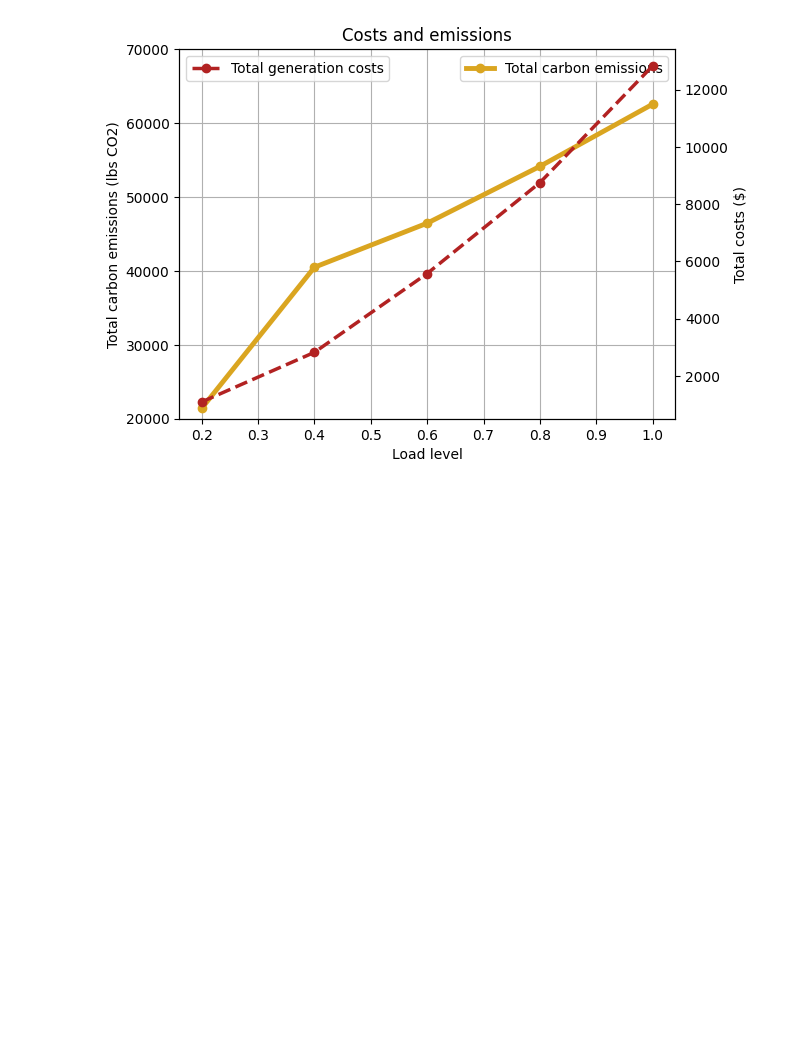
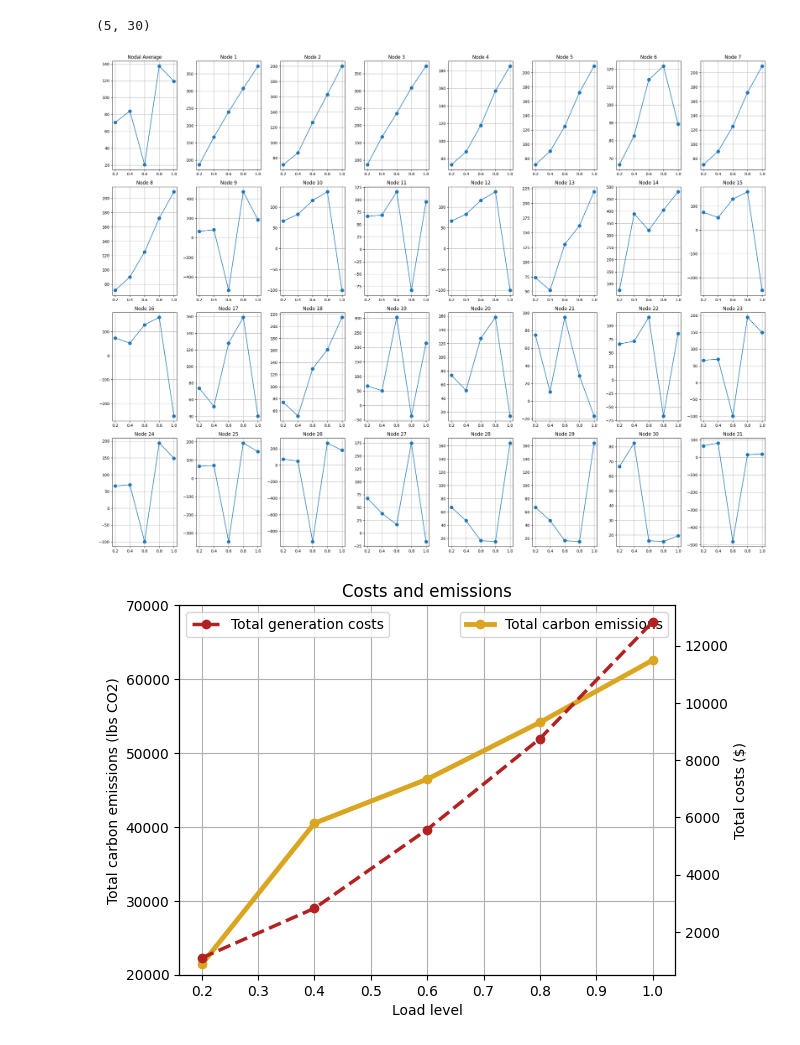
Before and after one commit to yuqing5/Carbon_Emission_Power_Grids, a Jupyter notebook: Yuqing_marginal_30bus.ipynb, the cells around one changed output. Cells and saved outputs as stored; diff of their text form; code cells hidden in the pictures; blank space fills up the shorter version.

Commit message:
Cannot fix marginal yet

```diff
--- a/Yuqing_marginal_30bus.ipynb
+++ b/Yuqing_marginal_30bus.ipynb
@@ -134,7 +134,29 @@ def get_avg_carbon(load):
             carbon_vec[i] += bus_prop_mat_prop[j,i] * power_generation.value[j] * carbon_emission_rate_vec[j]
     total_cost = np.dot(cost_vec, power_generation.value)
     #print(np.round(bus_prop_mat_prop, 2))
-    return carbon_vec, total_cost
+    return carbon_vec, total_cost, power_generation.value
+# %%
+marginal_rate_vec_all=np.zeros((5, num_buses), dtype=float)
+power_gen_all = np.zeros((5, num_gen, num_buses), dtype=bool)
+total_carbon = []
+total_cost = []
+percent = 0.2
+for k in range(5):
+    load *= percent
+    carbon_vec_old, total_cost_num, power_gen_old = get_avg_carbon(load)
+    margin_carbon_emission = np.zeros((num_buses, 1), dtype=float)
+    total_carbon.append(sum(carbon_vec_old))
+    total_cost.append(total_cost_num)
+    for m, v in enumerate(load):
+        epsi = 0.01*v
+        load[m] += epsi
+        carbon_vec_after, _, power_gen_after = get_avg_carbon(load)
+        margin_carbon_emission = (carbon_vec_after - carbon_vec_old)/epsi
+        power_gen_all[k, :, m] = np.reshape(power_gen_after - power_gen_old > 0.0, (num_gen, ))
+        marginal_rate_vec_all[k, m] = margin_carbon_emission[m]
+        load[m] -= epsi
+    load /= percent
+    percent += 0.2
 # %%
 carbon_vec_old, _ = get_avg_carbon(load)
 #marginal_rate_vec_all=np.zeros((5, num_buses), dtype=float)
@@ -183,3 +185,25 @@ for n in range(num_buses):
+# %%
+print(marginal_rate_vec_all.shape)
+# %% [output]
+(5, 30)
+# %%
+y = np.average(marginal_rate_vec_all, axis=1)
+x = [0.2,0.4,0.6,0.8,1.0]
+fig, axis =  plt.subplots(4, 8)
+fig.set_figwidth(24)
+fig.set_figheight(18)
+axis[0][0].plot(x, y, marker='o', markersize=8)
+axis[0][0].grid()
+axis[0][0].set_title("Nodal Average")
+for i in range(4):
+    for j in range(8):
+        if i == 0 and j == 0: continue
+        axis[i][j].plot(x, marginal_rate_vec_all[:, i*7+j-1], marker='o', markersize=8)
+        axis[i][j].set_title("Node " + str(i*8+j))
+        axis[i][j].grid()
+fig.tight_layout()
+# %% [output]
+[figure, added]
 # %%
 total_carbon = []
 total_cost = []
```
Also changed, not shown: parts of 2 cells of this notebook, 3 other files.
